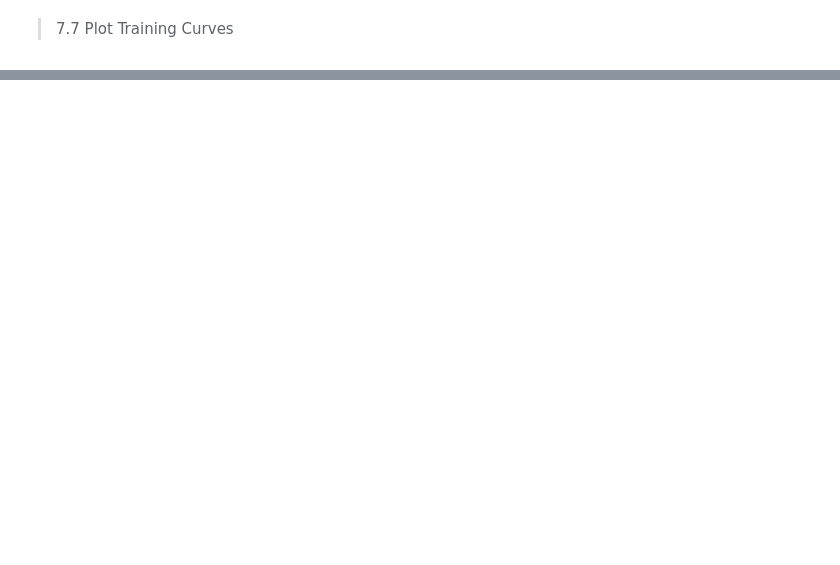
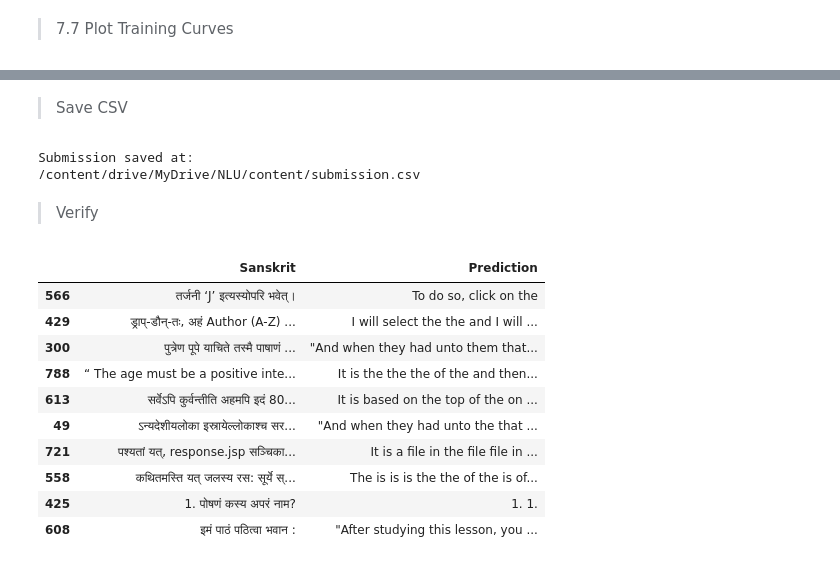
Before and after one commit to iamKrishnendu/nlu-assignment, a Jupyter notebook: notebook/sanskrit_english_nmt.ipynb, the cells around one changed output, grey strips where cells are left out. Drawn from its saved outputs; the diff is of its cells as text; code cells hidden in the pictures; blank space fills up the shorter version.

```diff
--- a/notebook/sanskrit_english_nmt.ipynb
+++ b/notebook/sanskrit_english_nmt.ipynb
@@ -1308,0 +2040,12 @@ plt.show()
+# %%
+# ==========================================================
+# GENERATE SUBMISSION FILE
+# ==========================================================
+
+submission_df = pd.DataFrame()
+
+submission_df["Sanskrit"] = test_df[SOURCE_COL]
+
+submission_df["Prediction"] = predictions
+
+submission_df.head()
@@ -1308,0 +2059,35 @@ plt.show()
+# %% [markdown]
+> Save CSV
+# %%
+# ==========================================================
+# SAVE SUBMISSION
+# ==========================================================
+
+submission_path = f"{DATASET_DIR}/submission.csv"
+
+submission_df.to_csv(
+    submission_path,
+    index=False,
+    encoding="utf-8"
+)
+
+print(f"Submission saved at:\n{submission_path}")
+# %% [output]
+Submission saved at:
+/content/drive/MyDrive/NLU/content/submission.csv
+# %% [markdown]
+> Verify
+# %%
+submission_df.sample(10)
+# %% [output]
+|  | Sanskrit | Prediction |
+| 566 | तर्जनी ‘J’ इत्यस्योपरि भवेत्। | To do so, click on the |
+| 429 | ड्राप्-डौन्-तः, अहं Author (A-Z) ... | I will select the the and I will ... |
+| 300 | पुत्रेण पूपे याचिते तस्मै पाषाणं ... | "And when they had unto them that... |
+| 788 | “ The age must be a positive inte... | It is the the the of the and then... |
+| 613 | सर्वेऽपि कुर्वन्तीति अहमपि इदं 80... | It is based on the top of the on ... |
+| 49 | ऽन्यदेशीयलोका इस्रायेल्लोकाश्च सर... | "And when they had unto the that ... |
+| 721 | पश्यतां यत्, response.jsp सञ्चिका... | It is a file in the file file in ... |
+| 558 | कथितमस्ति यत् जलस्य रस: सूर्ये स्... | The is is is the the of the is of... |
+| 425 | 1. पोषणं कस्य अपरं नाम? | 1. 1. |
+| 608 | इमं पाठं पठित्वा भवान : | "After studying this lesson, you ... |
```
Also changed, not shown: parts of 52 cells of this notebook.
